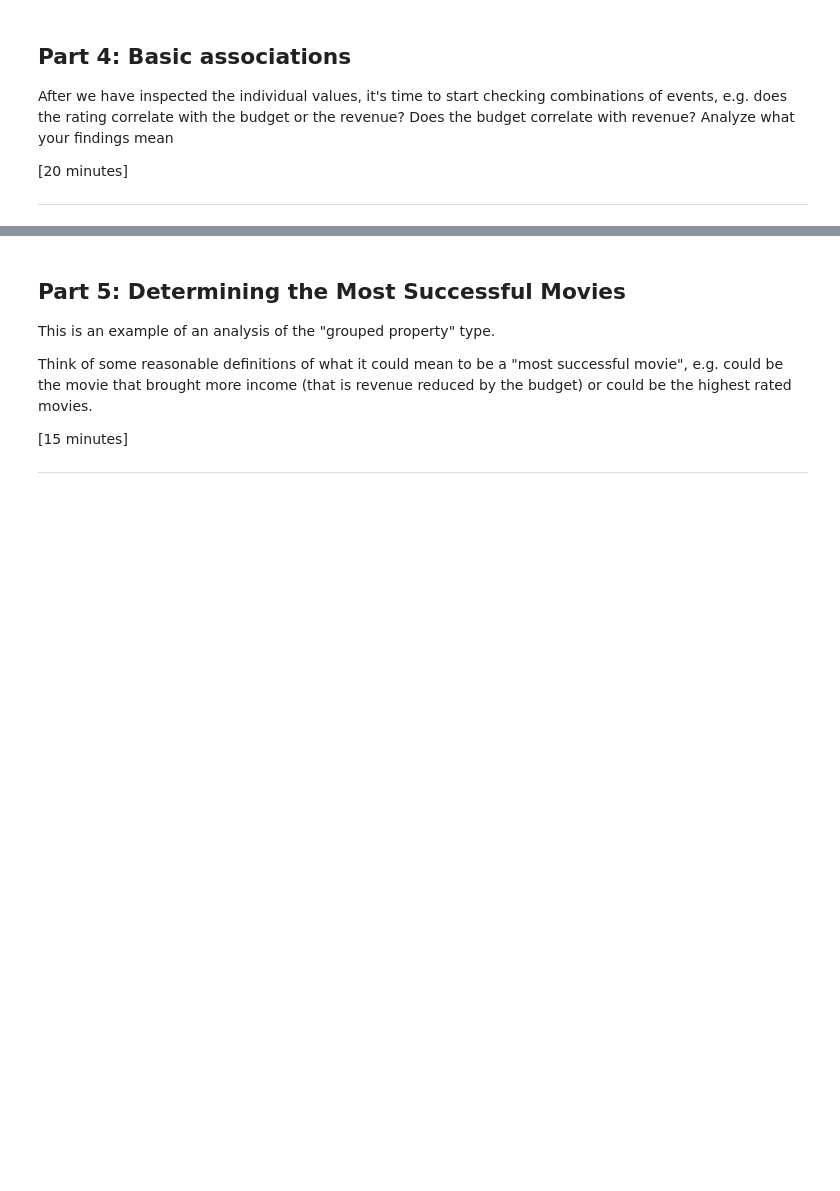
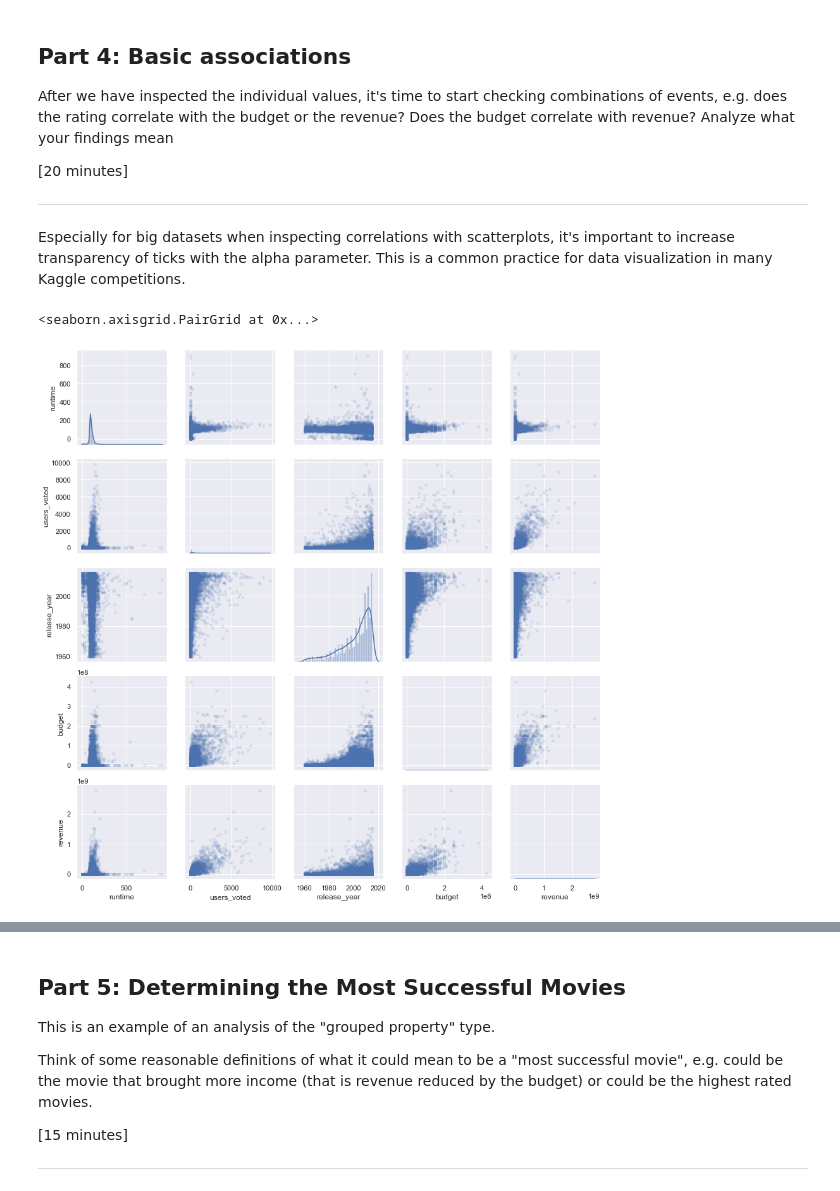
Before and after one commit to HSOFEUP/data-clinics, a Jupyter notebook: Clinic1_Starter_Code2020.ipynb, the cells around one changed output, grey strips where cells are left out. Saved outputs shown, nothing was run; the diff lists cells and outputs as text; code cells hidden in the pictures; blank space fills up the shorter version.

```diff
--- a/Clinic1_Starter_Code2020.ipynb
+++ b/Clinic1_Starter_Code2020.ipynb
@@ -307,0 +306,10 @@ After we have inspected the individual values, it's time to start checking combi
+# %% [markdown]
+Especially for big datasets when inspecting correlations with scatterplots, it's important to increase transparency of ticks with the alpha parameter. This is a common practice for data visualization in many Kaggle competitions.
+# %%
+sns.set()
+g = sns.PairGrid(df, vars=num_cols)
+g.map_diag(sns.distplot)
+g.map_offdiag(plt.scatter, s=15,alpha=0.1)
+# %% [output]
+<seaborn.axisgrid.PairGrid at 0x...>
+[figure, added]
```
Also changed, not shown: parts of 3 cells of this notebook.
